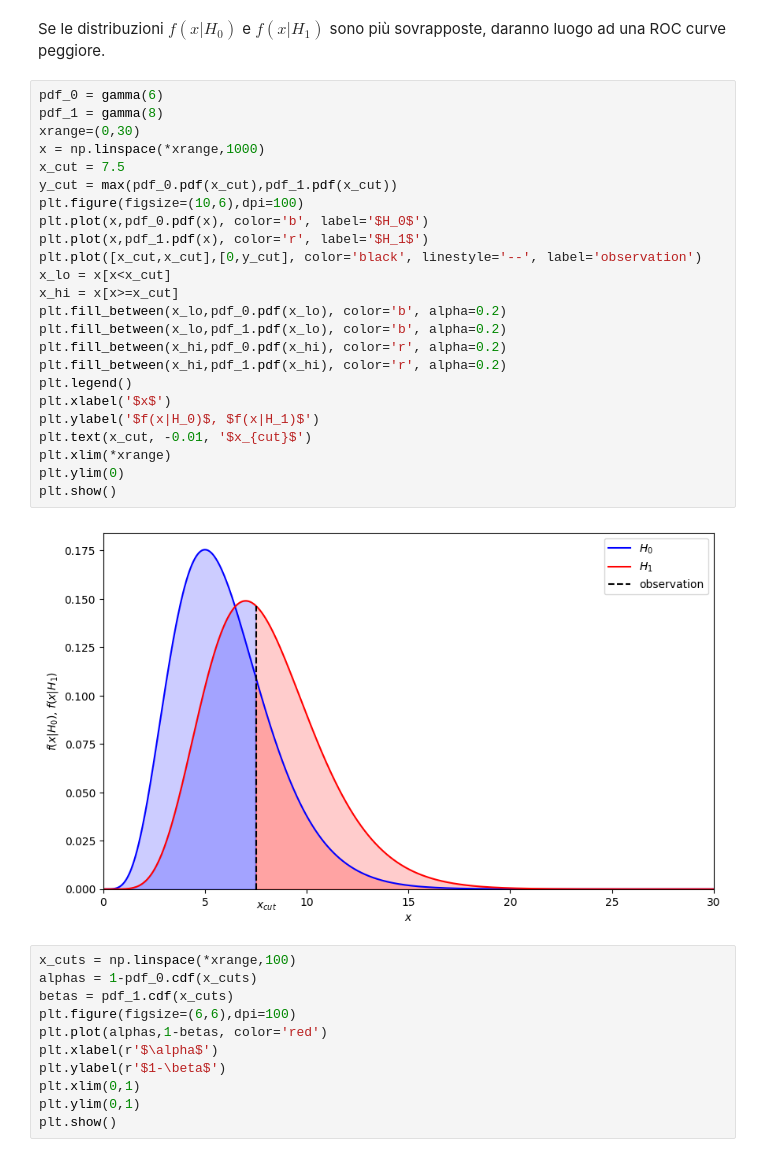
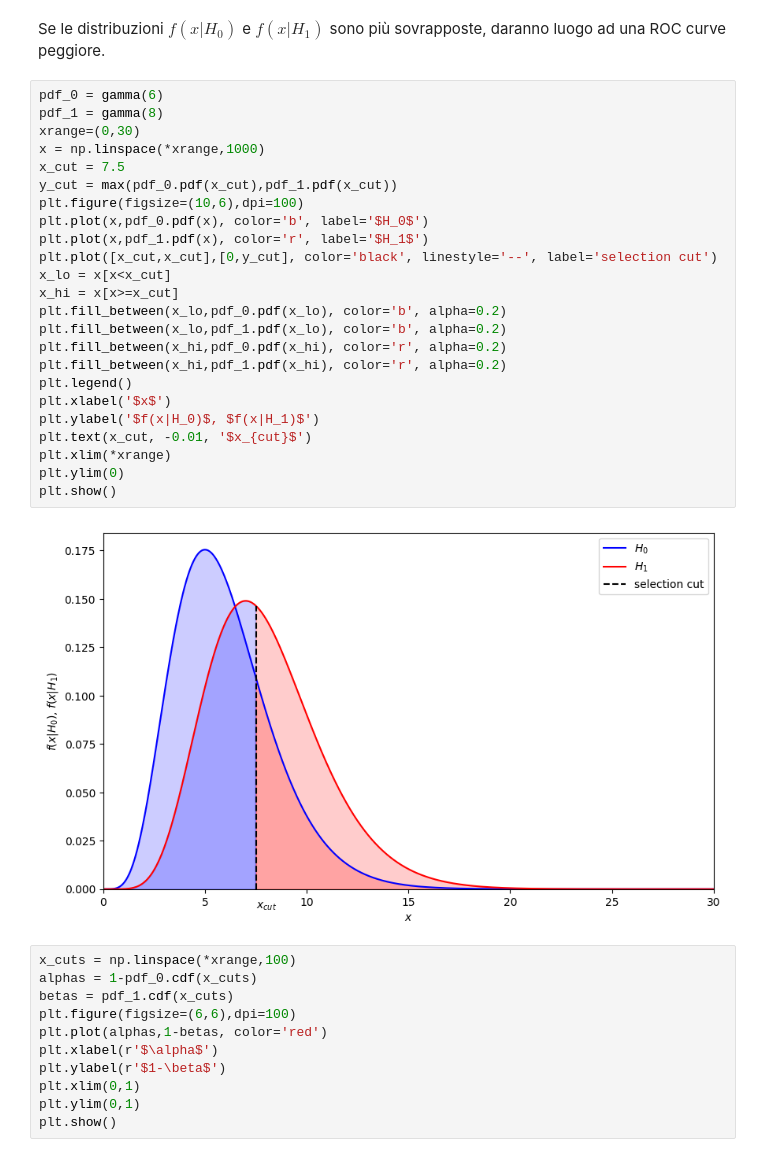
Before and after one commit to lucalista/analisi-dati-2021, a Jupyter notebook: 22.00.00__Test_di_ipotesi.ipynb, the cells around one changed output. Saved outputs shown, nothing was run; the diff lists cells and outputs as text.

```diff
--- a/22.00.00__Test_di_ipotesi.ipynb
+++ b/22.00.00__Test_di_ipotesi.ipynb
@@ -147,29 +152,29 @@ Se le distribuzioni $f(x|H_0)$ e $f(x|H_1)$ sono più sovrapposte, daranno luogo
 # %%
 pdf_0 = gamma(6)
 pdf_1 = gamma(8)
 xrange=(0,30)
 x = np.linspace(*xrange,1000)
 x_cut = 7.5
 y_cut = max(pdf_0.pdf(x_cut),pdf_1.pdf(x_cut))
 plt.figure(figsize=(10,6),dpi=100)
 plt.plot(x,pdf_0.pdf(x), color='b', label='$H_0$')
 plt.plot(x,pdf_1.pdf(x), color='r', label='$H_1$')
-plt.plot([x_cut,x_cut],[0,y_cut], color='black', linestyle='--', label='observation')
+plt.plot([x_cut,x_cut],[0,y_cut], color='black', linestyle='--', label='selection cut')
 x_lo = x[x<x_cut]
 x_hi = x[x>=x_cut]
 plt.fill_between(x_lo,pdf_0.pdf(x_lo), color='b', alpha=0.2)
 plt.fill_between(x_lo,pdf_1.pdf(x_lo), color='b', alpha=0.2)
 plt.fill_between(x_hi,pdf_0.pdf(x_hi), color='r', alpha=0.2)
 plt.fill_between(x_hi,pdf_1.pdf(x_hi), color='r', alpha=0.2)
 plt.legend()
 plt.xlabel('$x$')
 plt.ylabel('$f(x|H_0)$, $f(x|H_1)$')
 plt.text(x_cut, -0.01, '$x_{cut}$')
 plt.xlim(*xrange)
 plt.ylim(0)
 plt.show()
 # %% [output]
-[figure, old version]
+[figure, new version]
 # %%
 x_cuts = np.linspace(*xrange,100)
 alphas = 1-pdf_0.cdf(x_cuts)
```
Also changed, not shown: parts of 9 cells of this notebook, 1 other file.
